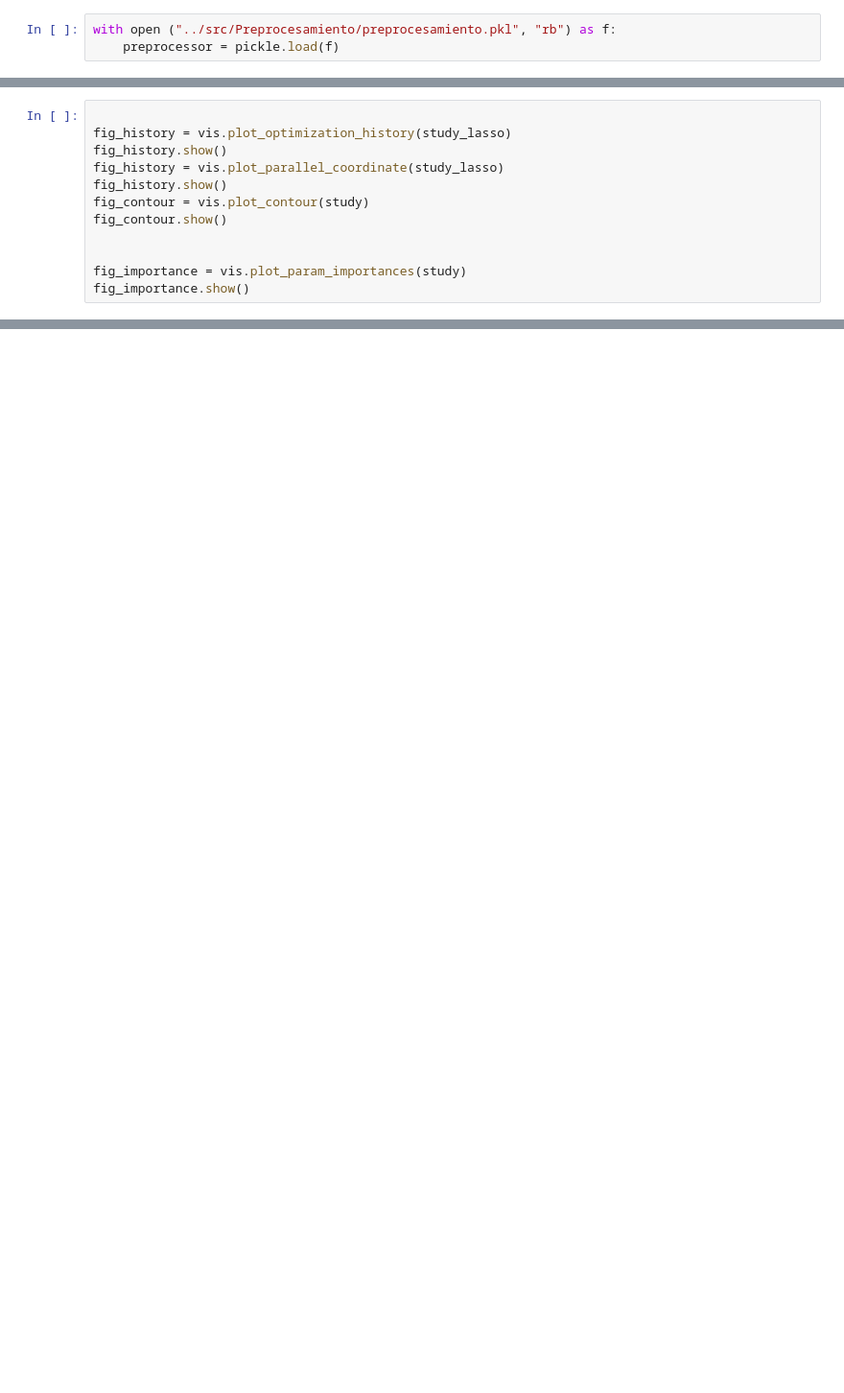
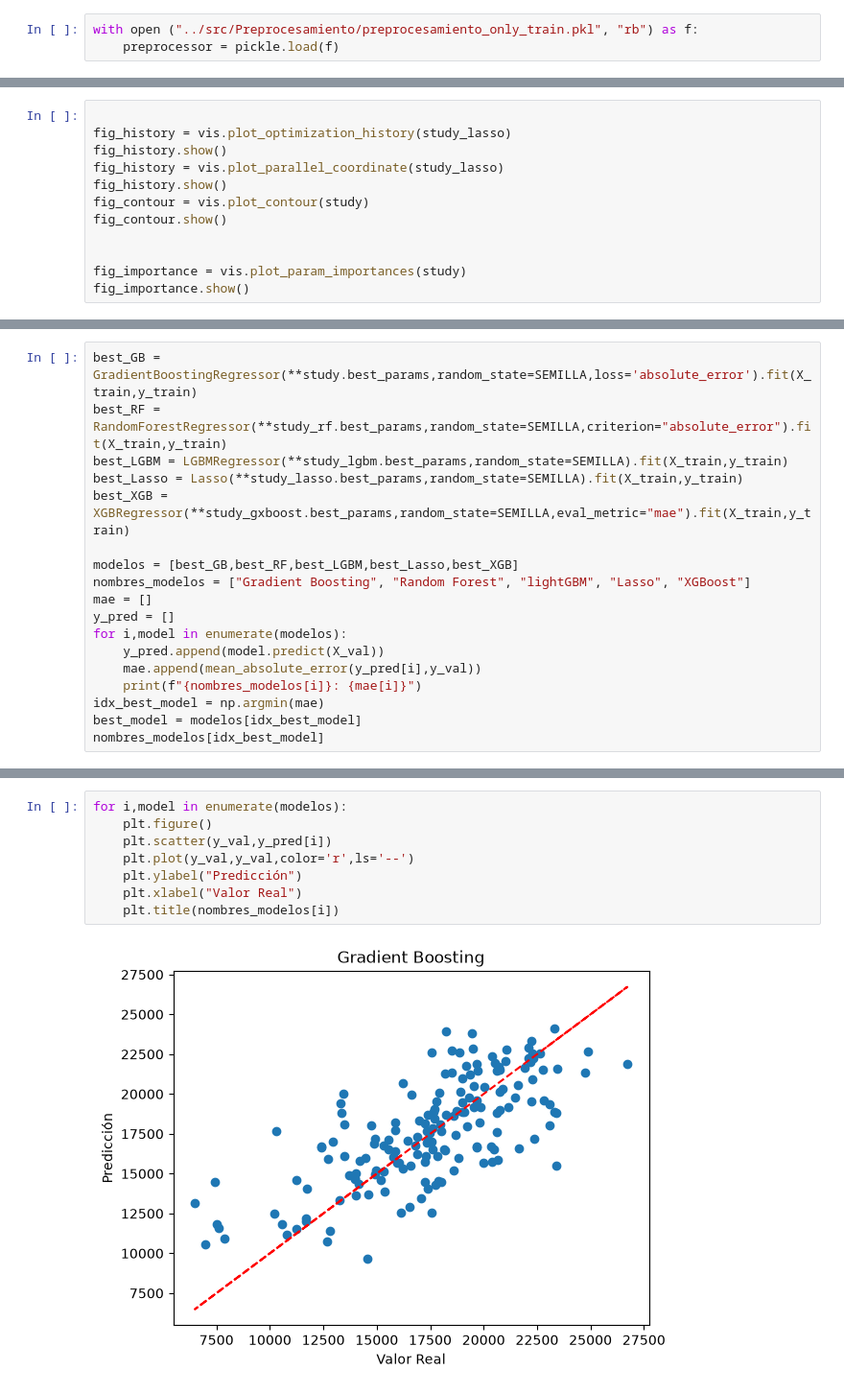
Before and after one commit to ignaciofaule-tech/TPI_LAB2_2026, a Jupyter notebook: notebooks/modelado.ipynb, the cells around one changed output, grey strips where cells are left out. Shown at 96% size. Drawn from its saved outputs; the diff is of its cells as text; blank space fills up the shorter version.

Commit message:
Actualización de modelado: best_model y gráficos

```diff
--- a/notebooks/modelado.ipynb
+++ b/notebooks/modelado.ipynb
@@ -35,7 +35,7 @@ df = pd.read_csv(datapath)
 y = df['target_Frio_kW_next']
 df = df.drop(columns=['target_Frio_kW_next'])
 # %%
-with open ("../src/Preprocesamiento/preprocesamiento.pkl", "rb") as f:
+with open ("../src/Preprocesamiento/preprocesamiento_only_train.pkl", "rb") as f:
     preprocessor = pickle.load(f)
 # %%
 df_preprocesado = preprocessor.transform(df)
@@ -477,0 +481,18 @@ study_gxboost.optimize(objective_gxboost, n_trials=100)
+# %%
+best_GB = GradientBoostingRegressor(**study.best_params,random_state=SEMILLA,loss='absolute_error').fit(X_train,y_train)
+best_RF = RandomForestRegressor(**study_rf.best_params,random_state=SEMILLA,criterion="absolute_error").fit(X_train,y_train)
+best_LGBM = LGBMRegressor(**study_lgbm.best_params,random_state=SEMILLA).fit(X_train,y_train)
+best_Lasso = Lasso(**study_lasso.best_params,random_state=SEMILLA).fit(X_train,y_train)
+best_XGB = XGBRegressor(**study_gxboost.best_params,random_state=SEMILLA,eval_metric="mae").fit(X_train,y_train)
+
+modelos = [best_GB,best_RF,best_LGBM,best_Lasso,best_XGB]
+nombres_modelos = ["Gradient Boosting", "Random Forest", "lightGBM", "Lasso", "XGBoost"]
+mae = []
+y_pred = []
+for i,model in enumerate(modelos):
+    y_pred.append(model.predict(X_val))
+    mae.append(mean_absolute_error(y_pred[i],y_val))
+    print(f"{nombres_modelos[i]}: {mae[i]}")
+idx_best_model = np.argmin(mae)
+best_model = modelos[idx_best_model]
+nombres_modelos[idx_best_model]
@@ -477,0 +506,10 @@ study_gxboost.optimize(objective_gxboost, n_trials=100)
+# %%
+for i,model in enumerate(modelos):
+    plt.figure()
+    plt.scatter(y_val,y_pred[i])
+    plt.plot(y_val,y_val,color='r',ls='--')
+    plt.ylabel("Predicción")
+    plt.xlabel("Valor Real")
+    plt.title(nombres_modelos[i])
+# %% [output]
+[figure, added]
```
Also changed, not shown: parts of 14 cells of this notebook, 1 other file.
